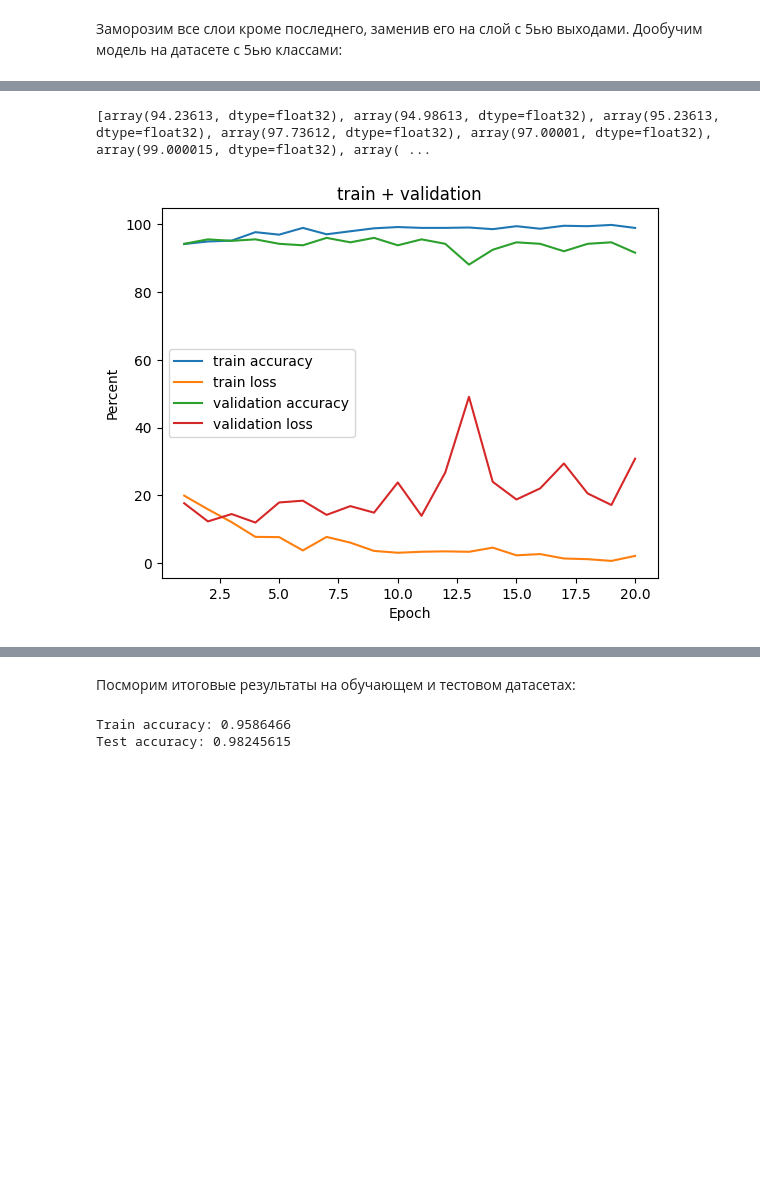
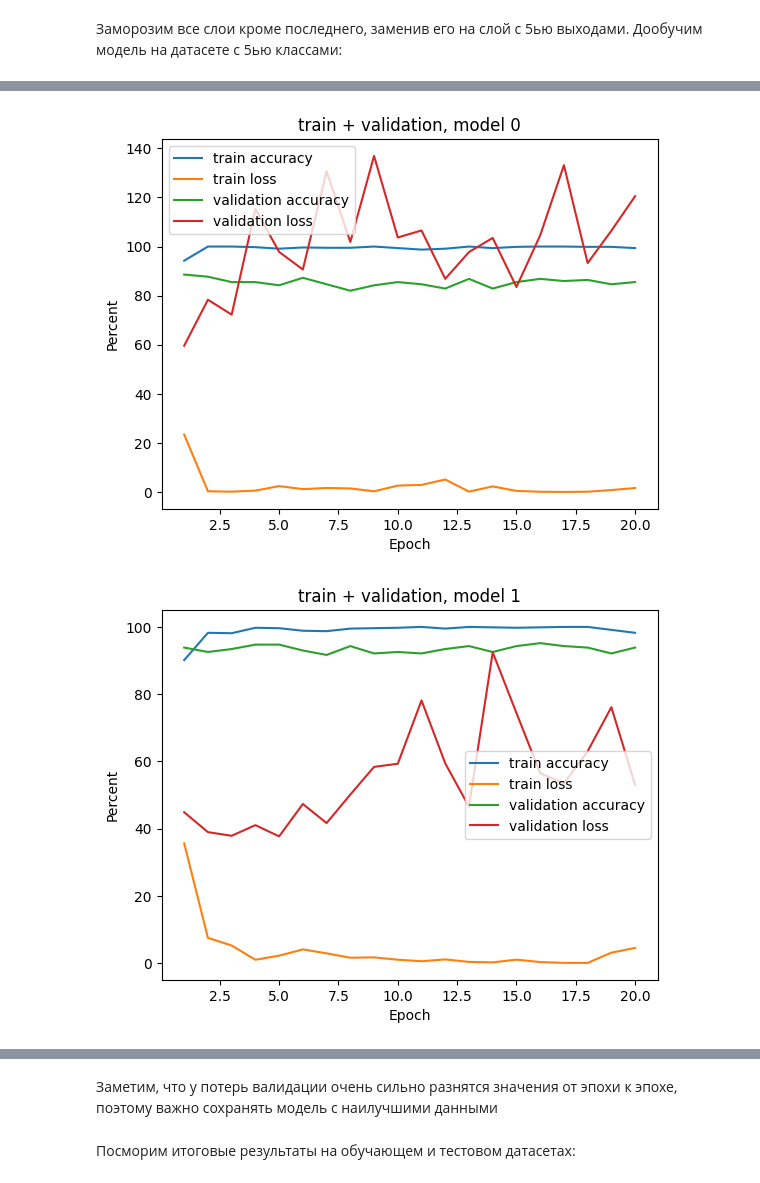
Before and after one commit to VladTsvelenev/sp_task, a Jupyter notebook: item1/presentation.ipynb, the cells around one changed output, grey strips where cells are left out. Saved outputs shown, nothing was run; the diff lists cells and outputs as text; code cells hidden in the pictures; blank space fills up the shorter version.

```diff
--- a/item1/presentation.ipynb
+++ b/item1/presentation.ipynb
@@ -244,12 +249,21 @@ plt.show()
 # %% [markdown]
 Заморозим все слои кроме последнего, заменив его на слой с 5ью выходами. Дообучим модель на датасете с 5ью классами:
 # %%
-m1 = []
-m2 = []
-m3 = []
-m4 = []
+m = [[[], [], [], []], [[], [], [], []], [[], [], [], []]]
+minloss = 120
+model.load_state_dict(torch.load('model.pt'))
 model = create_model(model, 3, 5)
-optimizer = torch.optim.Adam(model.parameters(), lr=learning_rate)
-model = train(model, loss_fn, optimizer, 20, train_loaderD, val_loderD)
-model.load_state_dict(torch.load('model.pt'))
+train_accuracy = []
+test_accuracy = []
+
+torch.save(model.state_dict(), './test.pt')
+
+for number in range (0, 3):
+    model.load_state_dict(torch.load('test.pt'))
+    optimizer = torch.optim.Adam(model.parameters(), lr=learning_rate)
+    model = train(model, loss_fn, optimizer, 20, train_loaderD[number], val_loderD[number])
+    trainT, _ = evaluate(model, train_loaderD[number], loss_fn)
+    testT, _ = evaluate(model, test_loaderD[number], loss_fn)
+    train_accuracy += [trainT]
+    test_accuracy += [testT]
 # %% [output]
@@ -274,15 +287,17 @@ __________________________________________________________
 # %%
 x = [1, 2, 3, 4, 5, 6, 7, 8, 9, 10, 11, 12, 13, 14, 15, 16, 17, 18, 19, 20]
-print(m1, m2, m3, m4)
-plt.plot(x, m1, label='train accuracy')
-plt.plot(x, m2, label='train loss')
-plt.plot(x, m3, label='validation accuracy')
-plt.plot(x, m4, label='validation loss')
-plt.title('train + validation')
-plt.xlabel('Epoch')
-plt.ylabel('Percent')
-plt.legend()
-plt.show()
+for i in range (0, 3):
+    plt.plot(x, m[i][0], label='train accuracy')
+    plt.plot(x, m[i][1], label='train loss')
+    plt.plot(x, m[i][2], label='validation accuracy')
+    plt.plot(x, m[i][3], label='validation loss')
+    plt.title('train + validation, model ' + str(i))
+    plt.xlabel('Epoch')
+    plt.ylabel('Percent')
+    plt.legend()
+
+    # Отображаем график
+    plt.show()
 # %% [output]
-[array(94.23613, dtype=float32), array(94.98613, dtype=float32), array(95.23613, dtype=float32), array(97.73612, dtype=float32), array(97.00001, dtype=float32), array(99.000015, dtype=float32), array( ...
-[figure, old version]
+[figure, new version]
+[figure, added]
@@ -289,11 +305,4 @@ plt.show()
+# %% [markdown]
+Заметим, что у потерь валидации очень сильно разнятся значения от эпохи к эпохе, поэтому важно сохранять модель с наилучшими данными
 # %% [markdown]
 Посморим итоговые результаты на обучающем и тестовом датасетах:
-# %%
-train_accuracy, _ = evaluate(model, train_loaderD, loss_fn)
-print('Train accuracy:', train_accuracy.numpy())
-
-test_accuracy, _ = evaluate(model, test_loaderD, loss_fn)
-print('Test accuracy:', test_accuracy.numpy())
-# %% [output]
-Train accuracy: 0.9586466
-Test accuracy: 0.98245615
```
Also changed, not shown: parts of 10 cells of this notebook.
